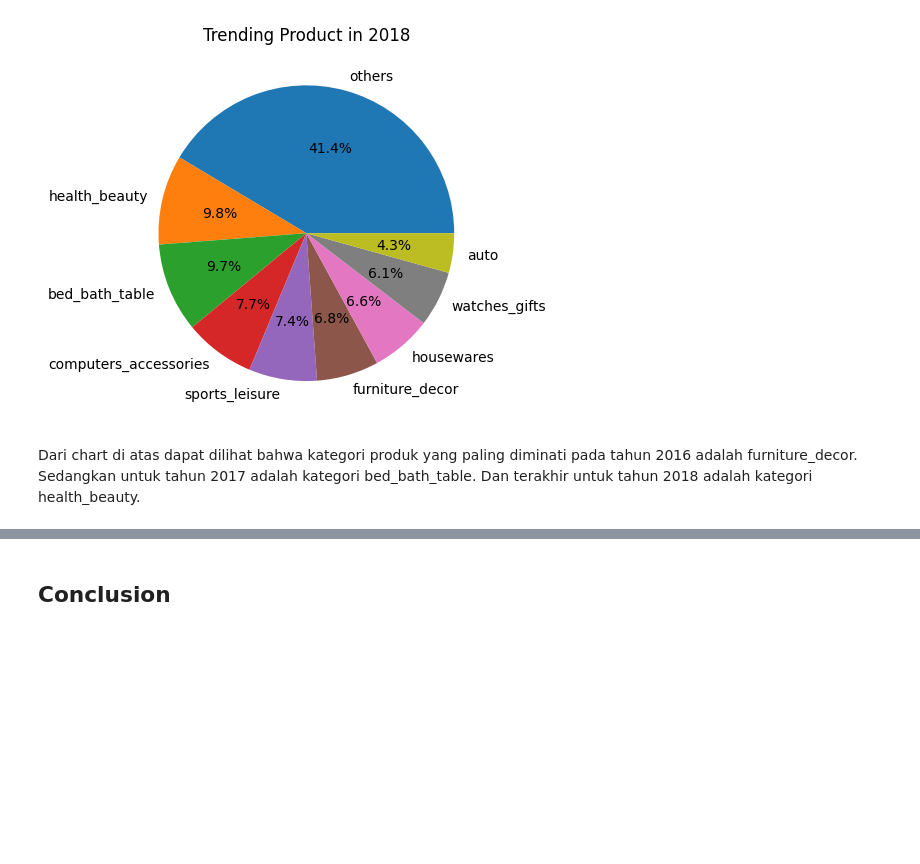
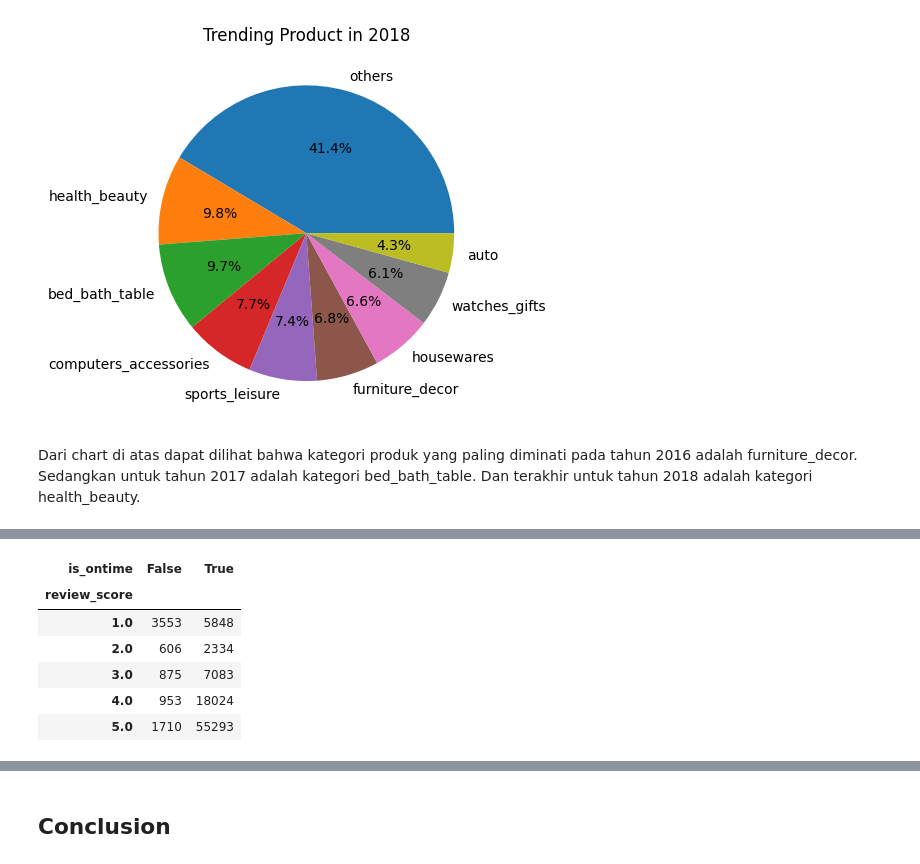
Before and after one commit to dfawwazpk/proyek-analisis-data-ecommerce, a Jupyter notebook: Proyek_Analisis_Data.ipynb, the cells around one changed output, grey strips where cells are left out. Saved outputs shown, nothing was run; the diff lists cells and outputs as text; code cells hidden in the pictures; blank space fills up the shorter version.

```diff
--- a/Proyek_Analisis_Data.ipynb
+++ b/Proyek_Analisis_Data.ipynb
@@ -702,0 +493,11 @@ buyer_seller_distance.head()
+# %%
+order_review_data = order_review_data.groupby(['review_score', 'is_ontime']).size().unstack()
+order_review_data.head()
+# %% [output]
+| is_ontime | False | True |
+| review_score |  |  |
+| 1.0 | 3553 | 5848 |
+| 2.0 | 606 | 2334 |
+| 3.0 | 875 | 7083 |
+| 4.0 | 953 | 18024 |
+| 5.0 | 1710 | 55293 |
```
Also changed, not shown: parts of 43 cells of this notebook, 2 other files.
